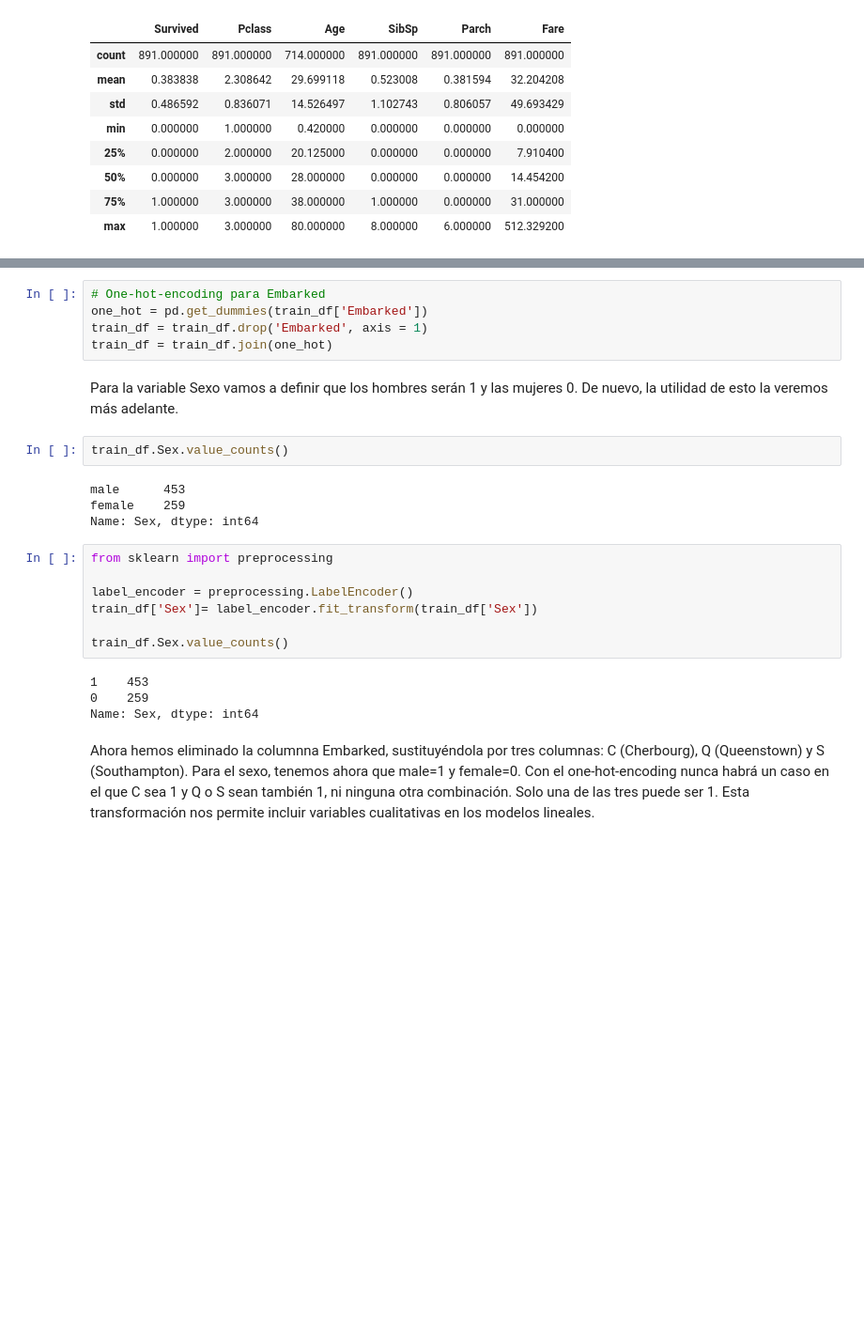
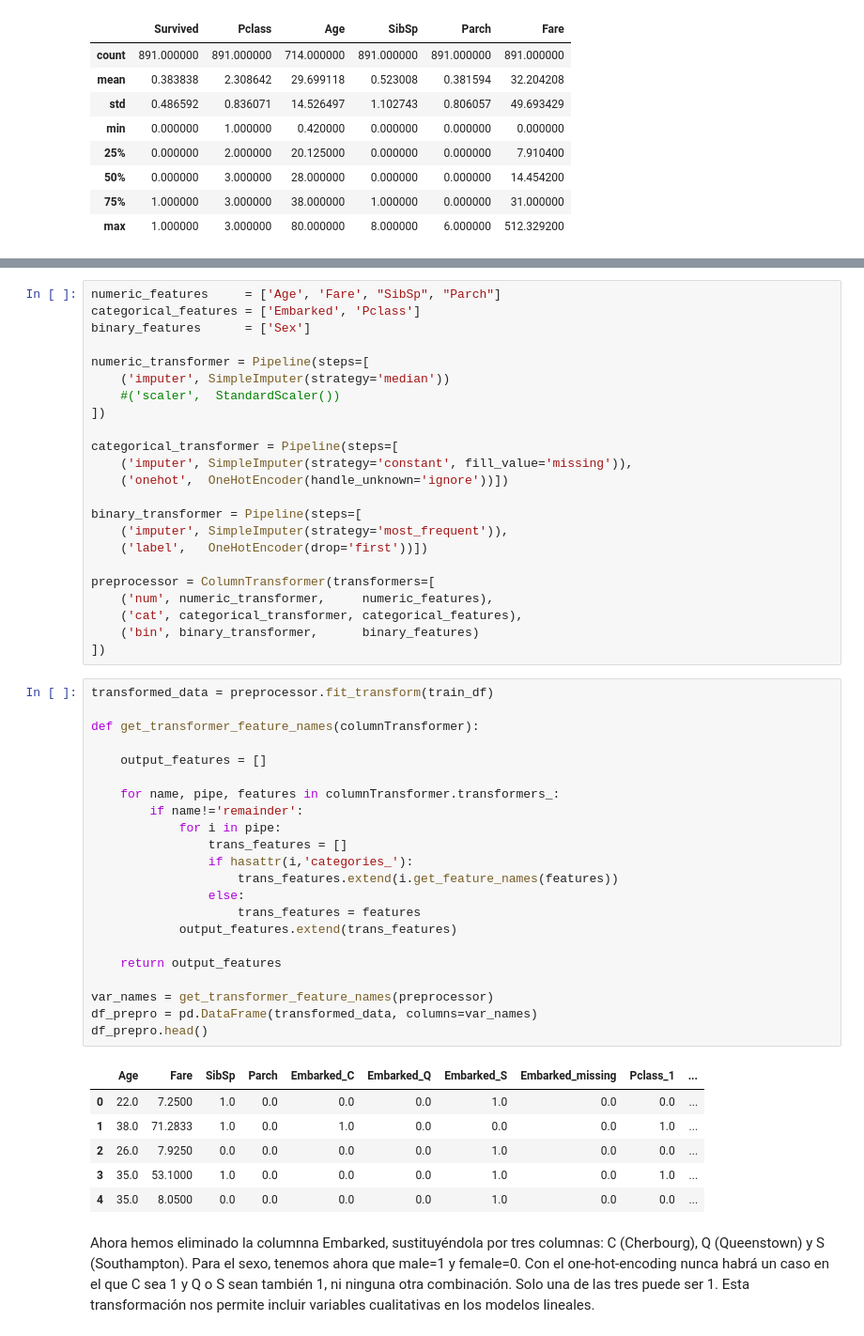
Before and after one commit to SaturdaysAI-Murcia/machine-learning, a Jupyter notebook: 2. Tabular data (clas)/2.5 Logistic Regression.ipynb, the cells around one changed output, grey strips where cells are left out. Shown at 94% size. Drawn from its saved outputs; the diff is of its cells as text; blank space fills up the shorter version.

```diff
--- a/2. Tabular data (clas)/2.5 Logistic Regression.ipynb
+++ b/2. Tabular data (clas)/2.5 Logistic Regression.ipynb
@@ -114,26 +91,54 @@ Nos hemos quedado con un dataset cuadrado de 712 filas y 8 columnas, sin columna
-# %%
-# One-hot-encoding para Embarked
-one_hot = pd.get_dummies(train_df['Embarked'])
-train_df = train_df.drop('Embarked', axis = 1)
-train_df = train_df.join(one_hot)
-# %% [markdown]
-Para la variable Sexo vamos a definir que los hombres serán 1 y las mujeres 0. De nuevo, la utilidad de esto la veremos más adelante.
-# %%
-train_df.Sex.value_counts()
-# %% [output]
-male      453
-female    259
-Name: Sex, dtype: int64
-# %%
-from sklearn import preprocessing
-
-label_encoder = preprocessing.LabelEncoder()
-train_df['Sex']= label_encoder.fit_transform(train_df['Sex'])
-
-train_df.Sex.value_counts()
-# %% [output]
-1    453
-0    259
-Name: Sex, dtype: int64
+# %%
+numeric_features     = ['Age', 'Fare', "SibSp", "Parch"]
+categorical_features = ['Embarked', 'Pclass']
+binary_features      = ['Sex']
+
+numeric_transformer = Pipeline(steps=[
+    ('imputer', SimpleImputer(strategy='median'))
+    #('scaler',  StandardScaler())
+])
+
+categorical_transformer = Pipeline(steps=[
+    ('imputer', SimpleImputer(strategy='constant', fill_value='missing')),
+    ('onehot',  OneHotEncoder(handle_unknown='ignore'))])
+
+binary_transformer = Pipeline(steps=[
+    ('imputer', SimpleImputer(strategy='most_frequent')),
+    ('label',   OneHotEncoder(drop='first'))])
+
+preprocessor = ColumnTransformer(transformers=[
+    ('num', numeric_transformer,     numeric_features),
+    ('cat', categorical_transformer, categorical_features),
+    ('bin', binary_transformer,      binary_features)
+])
+# %%
+transformed_data = preprocessor.fit_transform(train_df)
+
+def get_transformer_feature_names(columnTransformer):
+
+    output_features = []
+
+    for name, pipe, features in columnTransformer.transformers_:
+        if name!='remainder':
+            for i in pipe:
+                trans_features = []
+                if hasattr(i,'categories_'):
+                    trans_features.extend(i.get_feature_names(features))
+                else:
+                    trans_features = features
+            output_features.extend(trans_features)
+
+    return output_features
+
+var_names = get_transformer_feature_names(preprocessor)
+df_prepro = pd.DataFrame(transformed_data, columns=var_names)
+df_prepro.head()
+# %% [output]
+|  | Age | Fare | SibSp | Parch | Embarked_C | Embarked_Q | Embarked_S | Embarked_missing | Pclass_1 | ... |
+| 0 | 22.0 | 7.2500 | 1.0 | 0.0 | 0.0 | 0.0 | 1.0 | 0.0 | 0.0 | ... |
+| 1 | 38.0 | 71.2833 | 1.0 | 0.0 | 1.0 | 0.0 | 0.0 | 0.0 | 1.0 | ... |
+| 2 | 26.0 | 7.9250 | 0.0 | 0.0 | 0.0 | 0.0 | 1.0 | 0.0 | 0.0 | ... |
+| 3 | 35.0 | 53.1000 | 1.0 | 0.0 | 0.0 | 0.0 | 1.0 | 0.0 | 1.0 | ... |
+| 4 | 35.0 | 8.0500 | 0.0 | 0.0 | 0.0 | 0.0 | 1.0 | 0.0 | 0.0 | ... |
 # %% [markdown]
 Ahora hemos eliminado la columnna Embarked, sustituyéndola por tres columnas: C (Cherbourg), Q (Queenstown) y S (Southampton). Para el sexo, tenemos ahora que male=1 y female=0. Con el one-hot-encoding nunca habrá un caso en el que C sea 1 y Q o S sean también 1, ni ninguna otra combinación. Solo una de las tres puede ser 1. Esta transformación nos permite incluir variables cualitativas en los modelos lineales.
```
Also changed, not shown: parts of 34 cells of this notebook, 1 other file.
